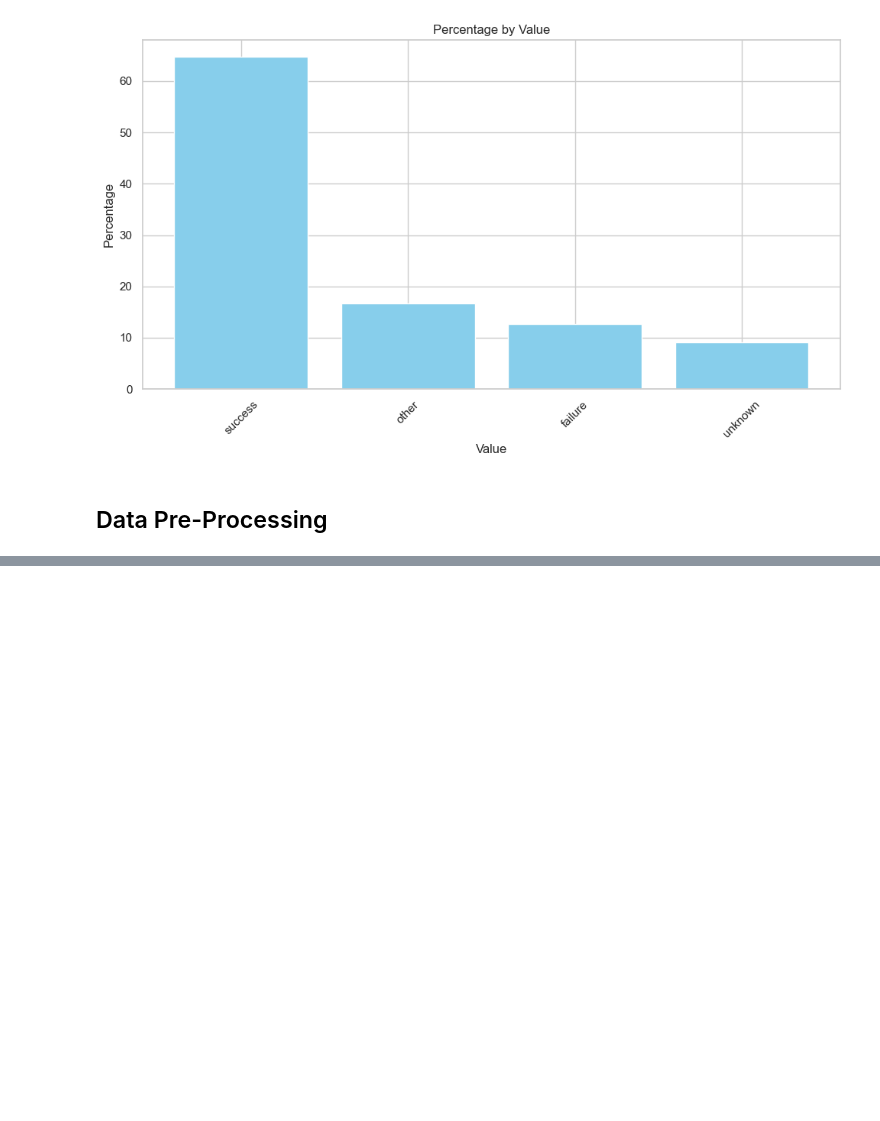
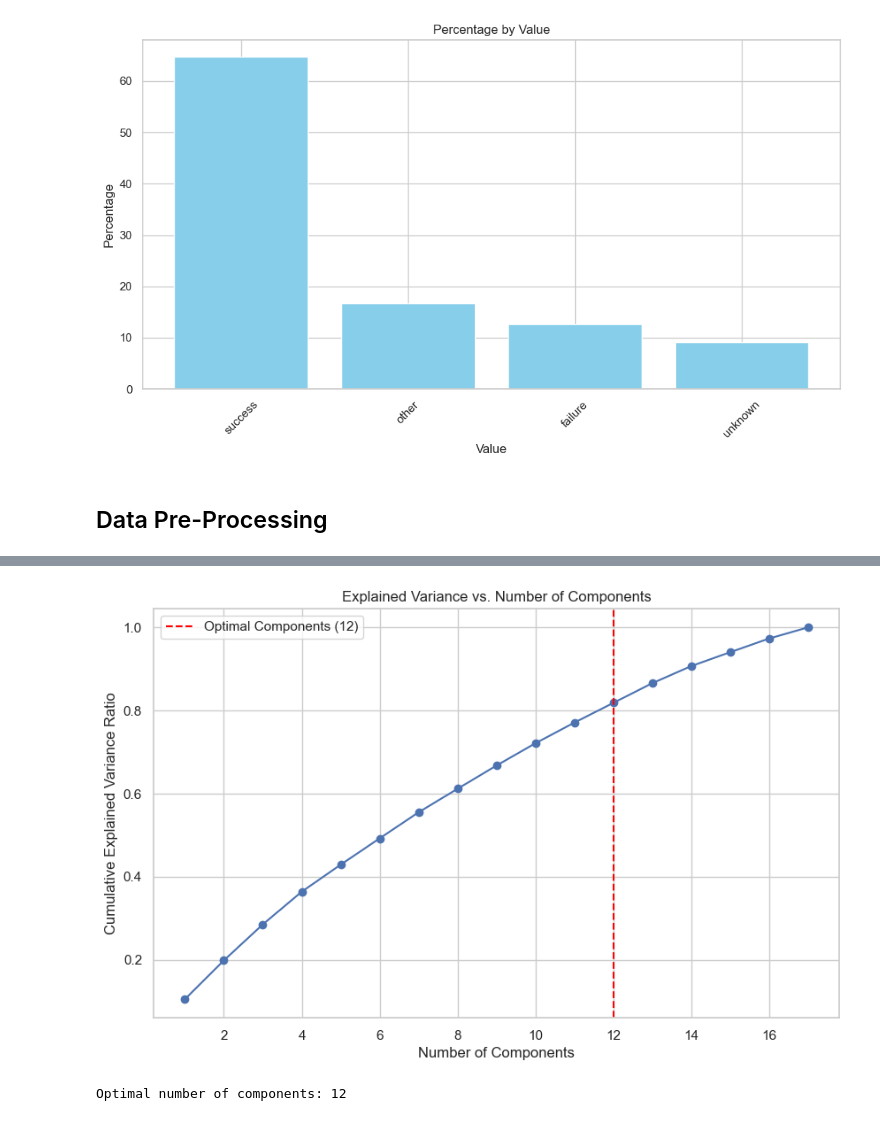
Before and after one commit to CalebMcCurdy/Bank-Term-Deposit-Predictions, a Jupyter notebook: Group_Project.ipynb, the cells around one changed output, grey strips where cells are left out. Saved outputs shown, nothing was run; the diff lists cells and outputs as text; code cells hidden in the pictures; blank space fills up the shorter version.

Commit message:
Add files via upload
Conducting data pre-processing and built 3 models (Neural Network, SVM, and Gradient Boosting)

```diff
--- a/Group_Project.ipynb
+++ b/Group_Project.ipynb
@@ -600,0 +636,7 @@ df_factors.head()
+# %%
+# The factorize fx replaced all NaN values w/ a -1
+# Replace all -1 values with NaN, excluding the 'pdays' column which uses -1 as a value
+columns_to_exclude = ['pdays']
+for column in df_factors.columns:
+    if column not in columns_to_exclude:
+        df_factors[column].replace(-1, np.nan, inplace=True)
@@ -600,0 +698,41 @@ df_factors.head()
+# %%
+# Initialize the StandardScaler
+scaler = StandardScaler()
+
+# Fit and transform the scaler on your data
+df_scaled = scaler.fit_transform(df_factors_imputed)
+
+# Convert the scaled array back to a DataFrame with original column names
+df_scaled = pd.DataFrame(df_scaled, columns=df_factors_imputed.columns)
+# %%
+# Initialize PCA with a large number of components
+pca = PCA()
+
+# Fit PCA on your scaled data
+pca.fit(df_scaled)
+
+# Plot the explained variance ratio for each component
+explained_variance_ratio = pca.explained_variance_ratio_
+cumulative_variance_ratio = np.cumsum(explained_variance_ratio)
+
+plt.figure(figsize=(10, 6))
+plt.plot(range(1, len(explained_variance_ratio) + 1), cumulative_variance_ratio, marker='o', linestyle='-')
+plt.title("Explained Variance vs. Number of Components")
+plt.xlabel("Number of Components")
+plt.ylabel("Cumulative Explained Variance Ratio")
+plt.grid(True)
+
+# Determine the optimal number of components based on the plot
+# You can choose a threshold (e.g., 0.95) and find the corresponding number of components
+threshold = 0.8
+optimal_num_components = np.argmax(cumulative_variance_ratio >= threshold) + 1
+
+plt.axvline(x=optimal_num_components, color='red', linestyle='--', label=f'Optimal Components ({optimal_num_components})')
+plt.legend()
+
+plt.show()
+
+print(f"Optimal number of components: {optimal_num_components}")
+# %% [output]
+[figure, added]
+Optimal number of components: 12
```
Also changed, not shown: parts of 21 cells of this notebook.
